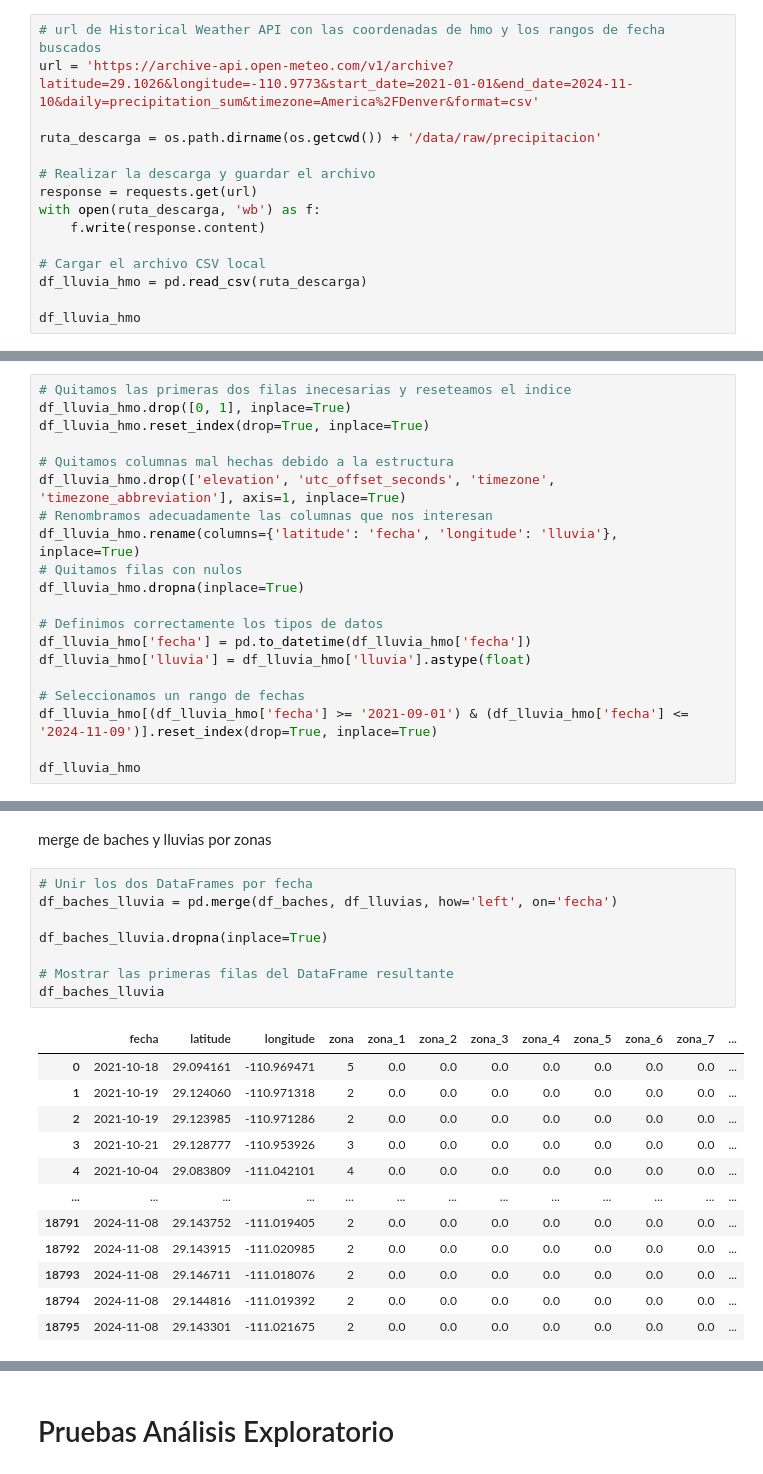
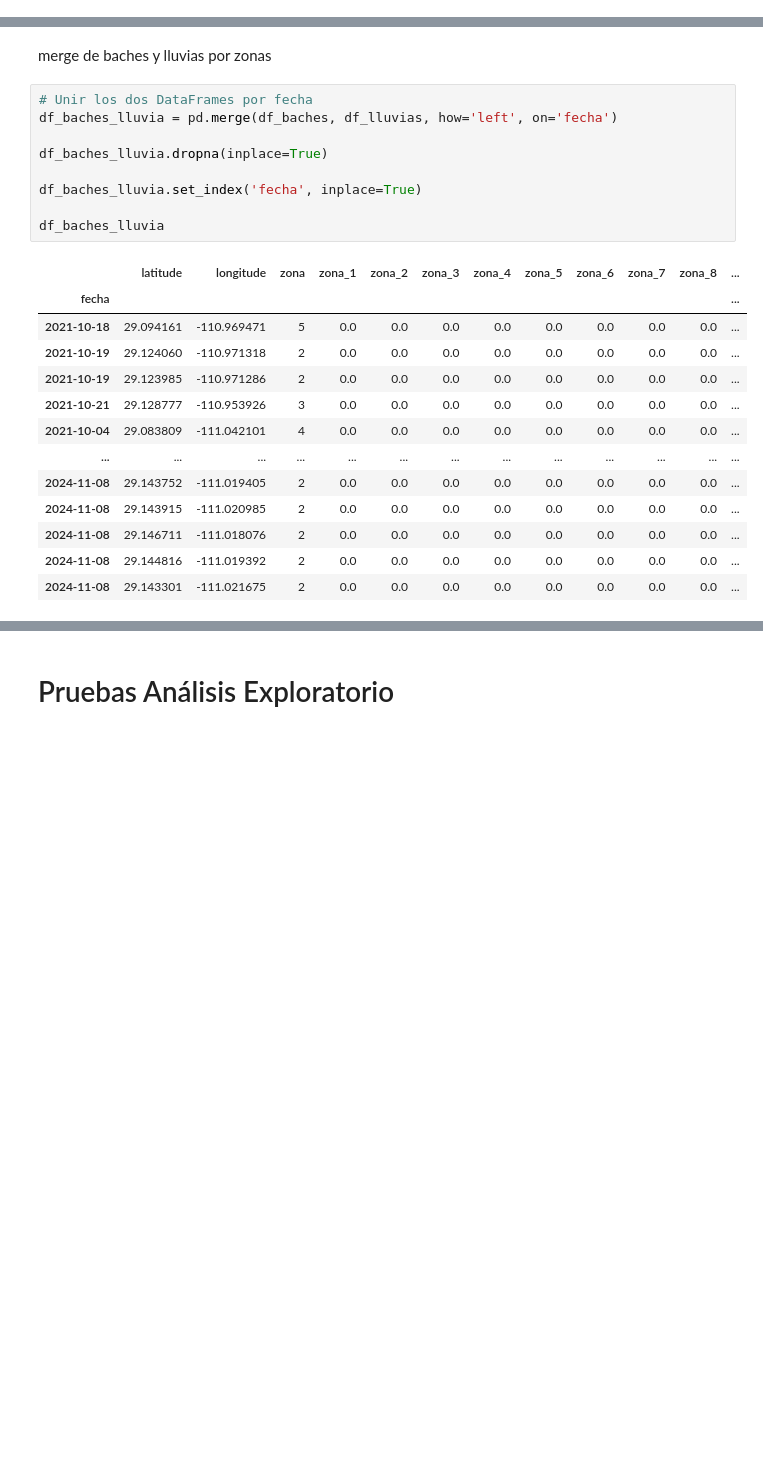
Before and after one commit to BSM-Analytics/proyecto-baches-hmo, a Jupyter notebook: notebooks/3.4_sbr_an_exp_lluvia.ipynb, the cells around one changed output, grey strips where cells are left out. Drawn from its saved outputs; the diff is of its cells as text; blank space fills up the shorter version.

Commit message:
modifique 3.4_sbr_an_exp_lluvia.ipynb

```diff
--- a/notebooks/3.4_sbr_an_exp_lluvia.ipynb
+++ b/notebooks/3.4_sbr_an_exp_lluvia.ipynb
@@ -16,15 +9,0 @@ from retry_requests import retry
-# %%
-# url de Historical Weather API con las coordenadas de hmo y los rangos de fecha buscados
-url = 'https://archive-api.open-meteo.com/v1/archive?latitude=29.1026&longitude=-110.9773&start_date=2021-01-01&end_date=2024-11-10&daily=precipitation_sum&timezone=America%2FDenver&format=csv'
-
-ruta_descarga = os.path.dirname(os.getcwd()) + '/data/raw/precipitacion'
-
-# Realizar la descarga y guardar el archivo
-response = requests.get(url)
-with open(ruta_descarga, 'wb') as f:
-    f.write(response.content)
-
-# Cargar el archivo CSV local
-df_lluvia_hmo = pd.read_csv(ruta_descarga)
-
-df_lluvia_hmo
@@ -61,20 +9,0 @@ memory usage: 66.3+ KB
-# %%
-# Quitamos las primeras dos filas inecesarias y reseteamos el indice
-df_lluvia_hmo.drop([0, 1], inplace=True)
-df_lluvia_hmo.reset_index(drop=True, inplace=True)
-
-# Quitamos columnas mal hechas debido a la estructura
-df_lluvia_hmo.drop(['elevation', 'utc_offset_seconds', 'timezone', 'timezone_abbreviation'], axis=1, inplace=True)
-# Renombramos adecuadamente las columnas que nos interesan
-df_lluvia_hmo.rename(columns={'latitude': 'fecha', 'longitude': 'lluvia'}, inplace=True)
-# Quitamos filas con nulos
-df_lluvia_hmo.dropna(inplace=True)
-
-# Definimos correctamente los tipos de datos
-df_lluvia_hmo['fecha'] = pd.to_datetime(df_lluvia_hmo['fecha'])
-df_lluvia_hmo['lluvia'] = df_lluvia_hmo['lluvia'].astype(float)
-
-# Seleccionamos un rango de fechas
-df_lluvia_hmo[(df_lluvia_hmo['fecha'] >= '2021-09-01') & (df_lluvia_hmo['fecha'] <= '2024-11-09')].reset_index(drop=True, inplace=True)
-
-df_lluvia_hmo
@@ -261,21 +155,23 @@ merge de baches y lluvias por zonas
 # %%
 # Unir los dos DataFrames por fecha
 df_baches_lluvia = pd.merge(df_baches, df_lluvias, how='left', on='fecha')
 
 df_baches_lluvia.dropna(inplace=True)
 
-# Mostrar las primeras filas del DataFrame resultante
+df_baches_lluvia.set_index('fecha', inplace=True)
+
 df_baches_lluvia
 # %% [output]
-|  | fecha | latitude | longitude | zona | zona_1 | zona_2 | zona_3 | zona_4 | zona_5 | zona_6 | zona_7 | ... |
-| 0 | 2021-10-18 | 29.094161 | -110.969471 | 5 | 0.0 | 0.0 | 0.0 | 0.0 | 0.0 | 0.0 | 0.0 | ... |
-| 1 | 2021-10-19 | 29.124060 | -110.971318 | 2 | 0.0 | 0.0 | 0.0 | 0.0 | 0.0 | 0.0 | 0.0 | ... |
-| 2 | 2021-10-19 | 29.123985 | -110.971286 | 2 | 0.0 | 0.0 | 0.0 | 0.0 | 0.0 | 0.0 | 0.0 | ... |
-| 3 | 2021-10-21 | 29.128777 | -110.953926 | 3 | 0.0 | 0.0 | 0.0 | 0.0 | 0.0 | 0.0 | 0.0 | ... |
-| 4 | 2021-10-04 | 29.083809 | -111.042101 | 4 | 0.0 | 0.0 | 0.0 | 0.0 | 0.0 | 0.0 | 0.0 | ... |
+|  | latitude | longitude | zona | zona_1 | zona_2 | zona_3 | zona_4 | zona_5 | zona_6 | zona_7 | zona_8 | ... |
+| fecha |  |  |  |  |  |  |  |  |  |  |  | ... |
+| 2021-10-18 | 29.094161 | -110.969471 | 5 | 0.0 | 0.0 | 0.0 | 0.0 | 0.0 | 0.0 | 0.0 | 0.0 | ... |
+| 2021-10-19 | 29.124060 | -110.971318 | 2 | 0.0 | 0.0 | 0.0 | 0.0 | 0.0 | 0.0 | 0.0 | 0.0 | ... |
+| 2021-10-19 | 29.123985 | -110.971286 | 2 | 0.0 | 0.0 | 0.0 | 0.0 | 0.0 | 0.0 | 0.0 | 0.0 | ... |
+| 2021-10-21 | 29.128777 | -110.953926 | 3 | 0.0 | 0.0 | 0.0 | 0.0 | 0.0 | 0.0 | 0.0 | 0.0 | ... |
+| 2021-10-04 | 29.083809 | -111.042101 | 4 | 0.0 | 0.0 | 0.0 | 0.0 | 0.0 | 0.0 | 0.0 | 0.0 | ... |
 | ... | ... | ... | ... | ... | ... | ... | ... | ... | ... | ... | ... | ... |
-| 18791 | 2024-11-08 | 29.143752 | -111.019405 | 2 | 0.0 | 0.0 | 0.0 | 0.0 | 0.0 | 0.0 | 0.0 | ... |
-| 18792 | 2024-11-08 | 29.143915 | -111.020985 | 2 | 0.0 | 0.0 | 0.0 | 0.0 | 0.0 | 0.0 | 0.0 | ... |
-| 18793 | 2024-11-08 | 29.146711 | -111.018076 | 2 | 0.0 | 0.0 | 0.0 | 0.0 | 0.0 | 0.0 | 0.0 | ... |
-| 18794 | 2024-11-08 | 29.144816 | -111.019392 | 2 | 0.0 | 0.0 | 0.0 | 0.0 | 0.0 | 0.0 | 0.0 | ... |
-| 18795 | 2024-11-08 | 29.143301 | -111.021675 | 2 | 0.0 | 0.0 | 0.0 | 0.0 | 0.0 | 0.0 | 0.0 | ... |
+| 2024-11-08 | 29.143752 | -111.019405 | 2 | 0.0 | 0.0 | 0.0 | 0.0 | 0.0 | 0.0 | 0.0 | 0.0 | ... |
+| 2024-11-08 | 29.143915 | -111.020985 | 2 | 0.0 | 0.0 | 0.0 | 0.0 | 0.0 | 0.0 | 0.0 | 0.0 | ... |
+| 2024-11-08 | 29.146711 | -111.018076 | 2 | 0.0 | 0.0 | 0.0 | 0.0 | 0.0 | 0.0 | 0.0 | 0.0 | ... |
+| 2024-11-08 | 29.144816 | -111.019392 | 2 | 0.0 | 0.0 | 0.0 | 0.0 | 0.0 | 0.0 | 0.0 | 0.0 | ... |
+| 2024-11-08 | 29.143301 | -111.021675 | 2 | 0.0 | 0.0 | 0.0 | 0.0 | 0.0 | 0.0 | 0.0 | 0.0 | ... |
```
Also changed, not shown: parts of 10 cells of this notebook.
